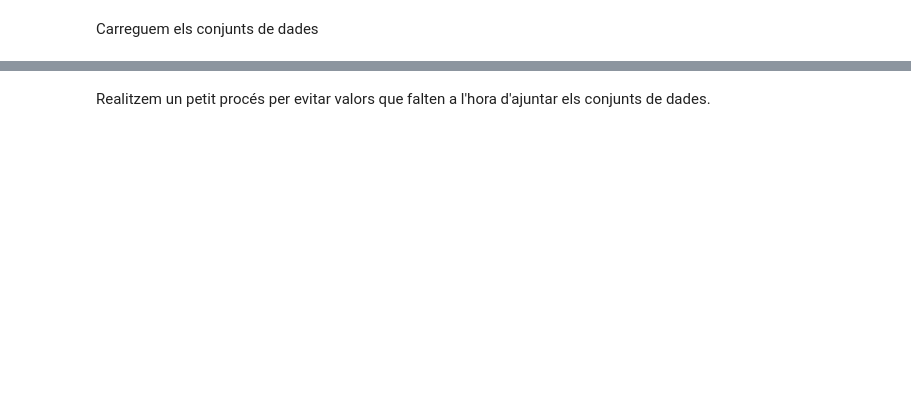
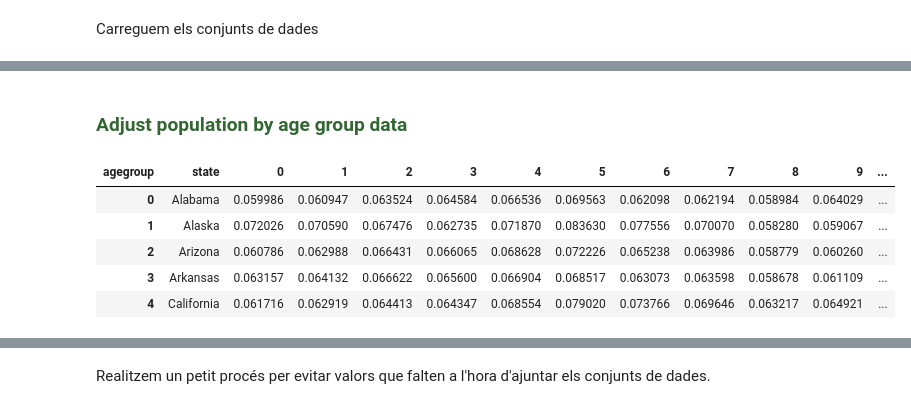
Before and after one commit to albertojc6/IDSS-Pandemic_Control, a Jupyter notebook: src_prep/unify_statesData.ipynb, the cells around one changed output, grey strips where cells are left out. Saved outputs shown, nothing was run; the diff lists cells and outputs as text; code cells hidden in the pictures; blank space fills up the shorter version.

```diff
--- a/src_prep/unify_statesData.ipynb
+++ b/src_prep/unify_statesData.ipynb
@@ -24,0 +44,3 @@ df_estado_4 = pd.read_csv('../data/preprocessed/age_groups_cleaned.csv')
+# %%
+df_ageGroups = pd.read_csv('../data/preprocessed/age_groups_cleaned.csv')
+df_ageGroups.head()
@@ -24,0 +64,28 @@ df_estado_4 = pd.read_csv('../data/preprocessed/age_groups_cleaned.csv')
+# %% [markdown]
+### <span style="font-family:Courier New; color:#336633">**Adjust population by age group data**</span>
+# %%
+us_state_abbrev = {
+    'AL': 'Alabama', 'AK': 'Alaska', 'AZ': 'Arizona', 'AR': 'Arkansas', 'CA': 'California', 'CO': 'Colorado',
+    'CT': 'Connecticut', 'DE': 'Delaware', 'FL': 'Florida', 'GA': 'Georgia', 'HI': 'Hawaii', 'ID': 'Idaho',
+    'IL': 'Illinois', 'IN': 'Indiana', 'IA': 'Iowa', 'KS': 'Kansas', 'KY': 'Kentucky', 'LA': 'Louisiana',
+    'ME': 'Maine', 'MD': 'Maryland', 'MA': 'Massachusetts', 'MI': 'Michigan', 'MN': 'Minnesota', 'MS': 'Mississippi',
+    'MO': 'Missouri', 'MT': 'Montana', 'NE': 'Nebraska', 'NV': 'Nevada', 'NH': 'New Hampshire', 'NJ': 'New Jersey',
+    'NM': 'New Mexico', 'NY': 'New York', 'NC': 'North Carolina', 'ND': 'North Dakota', 'OH': 'Ohio', 'OK': 'Oklahoma',
+    'OR': 'Oregon', 'PA': 'Pennsylvania', 'RI': 'Rhode Island', 'SC': 'South Carolina', 'SD': 'South Dakota',
+    'TN': 'Tennessee', 'TX': 'Texas', 'UT': 'Utah', 'VT': 'Vermont', 'VA': 'Virginia', 'WA': 'Washington',
+    'WV': 'West Virginia', 'WI': 'Wisconsin', 'WY': 'Wyoming', 'DC': 'District of Columbia', 'PR': 'Puerto Rico'
+    }
+
+df_population['state'] = df_population['state'].map(us_state_abbrev)
+df_ageGroups['state'] = df_ageGroups['state'].map(us_state_abbrev)
+# %%
+# Pivot by agegroup, spreading pct_pop into columns
+df_ageGroups = df_ageGroups.pivot(index='state', columns='agegroup', values='pct_pop').reset_index()
+df_ageGroups.head()
+# %% [output]
+| agegroup | state | 0 | 1 | 2 | 3 | 4 | 5 | 6 | 7 | 8 | 9 | ... |
+| 0 | Alabama | 0.059986 | 0.060947 | 0.063524 | 0.064584 | 0.066536 | 0.069563 | 0.062098 | 0.062194 | 0.058984 | 0.064029 | ... |
+| 1 | Alaska | 0.072026 | 0.070590 | 0.067476 | 0.062735 | 0.071870 | 0.083630 | 0.077556 | 0.070070 | 0.058280 | 0.059067 | ... |
+| 2 | Arizona | 0.060786 | 0.062988 | 0.066431 | 0.066065 | 0.068628 | 0.072226 | 0.065238 | 0.063986 | 0.058779 | 0.060260 | ... |
+| 3 | Arkansas | 0.063157 | 0.064132 | 0.066622 | 0.065600 | 0.066904 | 0.068517 | 0.063073 | 0.063598 | 0.058678 | 0.061109 | ... |
+| 4 | California | 0.061716 | 0.062919 | 0.064413 | 0.064347 | 0.068554 | 0.079020 | 0.073766 | 0.069646 | 0.063217 | 0.064921 | ... |
```
Also changed, not shown: parts of 21 cells of this notebook, 5 other files.
